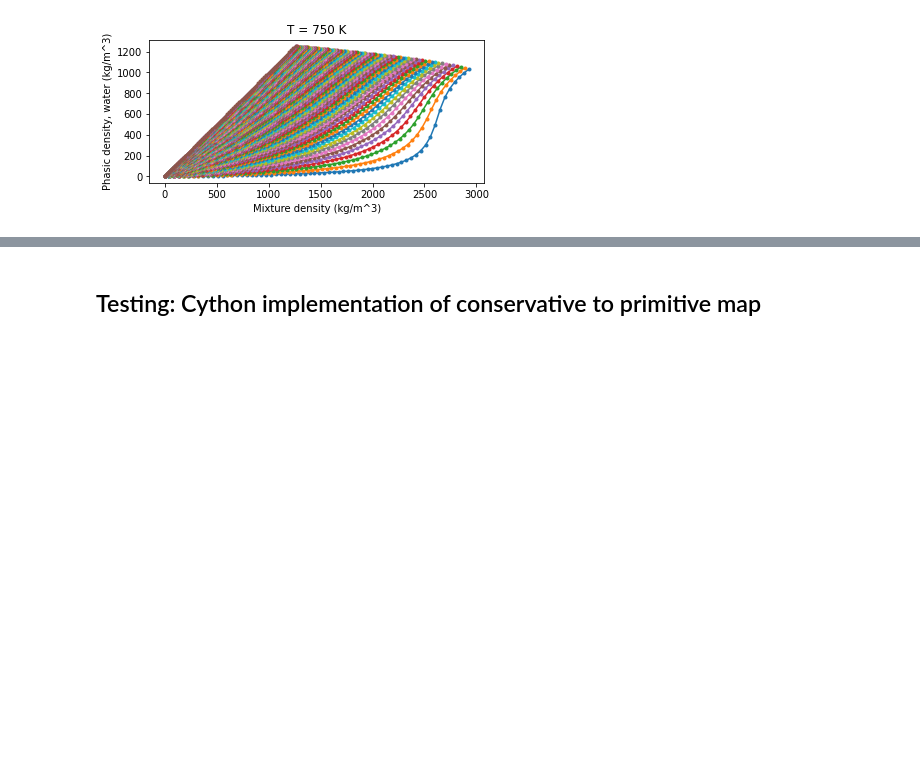
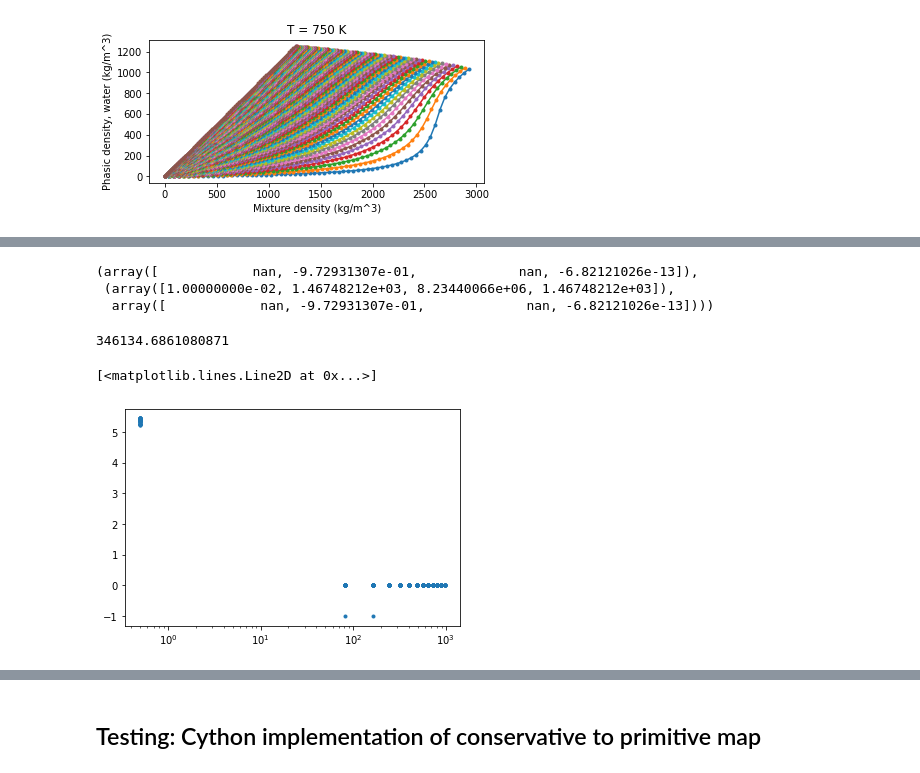
Before and after one commit to fredriclam/iapws95_light, a Jupyter notebook: water_tester.ipynb, the cells around one changed output, grey strips where cells are left out. Cells and saved outputs as stored; diff of their text form; code cells hidden in the pictures; blank space fills up the shorter version.

```diff
--- a/water_tester.ipynb
+++ b/water_tester.ipynb
@@ -2053,0 +2376,37 @@ With a mapping from (rho_mix, T, yw) -> rho_w, one can then compute pressure fro
+# %%
+''' Dev: Newton + Armijo'''
+U0 = np.array([0.6, 900, 5e8, 273.16])
+V = np.log(U0)
+
+
+for _k in range(36):
+  _U = np.exp(V)
+  _out = kern(*_U)
+  step = - np.linalg.solve(_out[1] * _out[2], _out[0]) / _U
+  f = _out[0]
+
+  # Boundary scaling for coordinate V[0]
+  V0_min, V0_max = -10, 1.3
+  if (V + step)[0] < V0_min:
+    step *= (V0_min - V[0])/ step[0]
+  elif (V + step)[0] > V0_max:
+    step *= (V0_max - V[0])/ step[0]
+
+  # Greed ratio in (0,1) for Armijo conditions
+  greed_ratio = 0.1
+  # Step reduction factor in (0, 1) used each iteraiton
+  step_reduction_factor = 0.9
+  # Set the step size factor (==1.0 the first time Armijo condition is checked)
+  a = 1.0 / step_reduction_factor
+  for i in range(6):
+    a *= step_reduction_factor
+    f_along_line = kern(*np.exp(V + a * step))[0]
+    # c * grad(norm(f)) dot J^{-1} f = c || f ||, since Newton sends model to 0
+    tt = greed_ratio * np.linalg.norm(f)
+    # LHS of Armijo condition: improvement is at least a portion of a * |f|
+    armijoLHS = np.linalg.norm(f) - np.linalg.norm(f_along_line) - a * tt
+    if armijoLHS >= 0:
+      break
+
+  V += a * step
+  print(V, np.linalg.norm(f_along_line))
@@ -2053,0 +2520,17 @@ With a mapping from (rho_mix, T, yw) -> rho_w, one can then compute pressure fro
+# %%
+f, iterate_backtrack_box(U0)
+# %% [output]
+(array([            nan, -9.72931307e-01,             nan, -6.82121026e-13]),
+ (array([1.00000000e-02, 1.46748212e+03, 8.23440066e+06, 1.46748212e+03]),
+  array([            nan, -9.72931307e-01,             nan, -6.82121026e-13])))
+# %%
+mg_p_target.ravel()[_ind_probe]
+# %% [output]
+346134.6861080871
+# %%
+p_diffs = mg_p_calc / mg_p_target
+p_reldiffs = mg_p_calc / mg_p_target - 1.0
+plt.semilogx(mg_rhow[np.where(~np.isnan(p_reldiffs))], p_reldiffs[np.where(~np.isnan(p_reldiffs))], '.')
+# %% [output]
+[<matplotlib.lines.Line2D at 0x...>]
+[figure, added]
```
Also changed, not shown: parts of 16 cells of this notebook, 2 other files.
